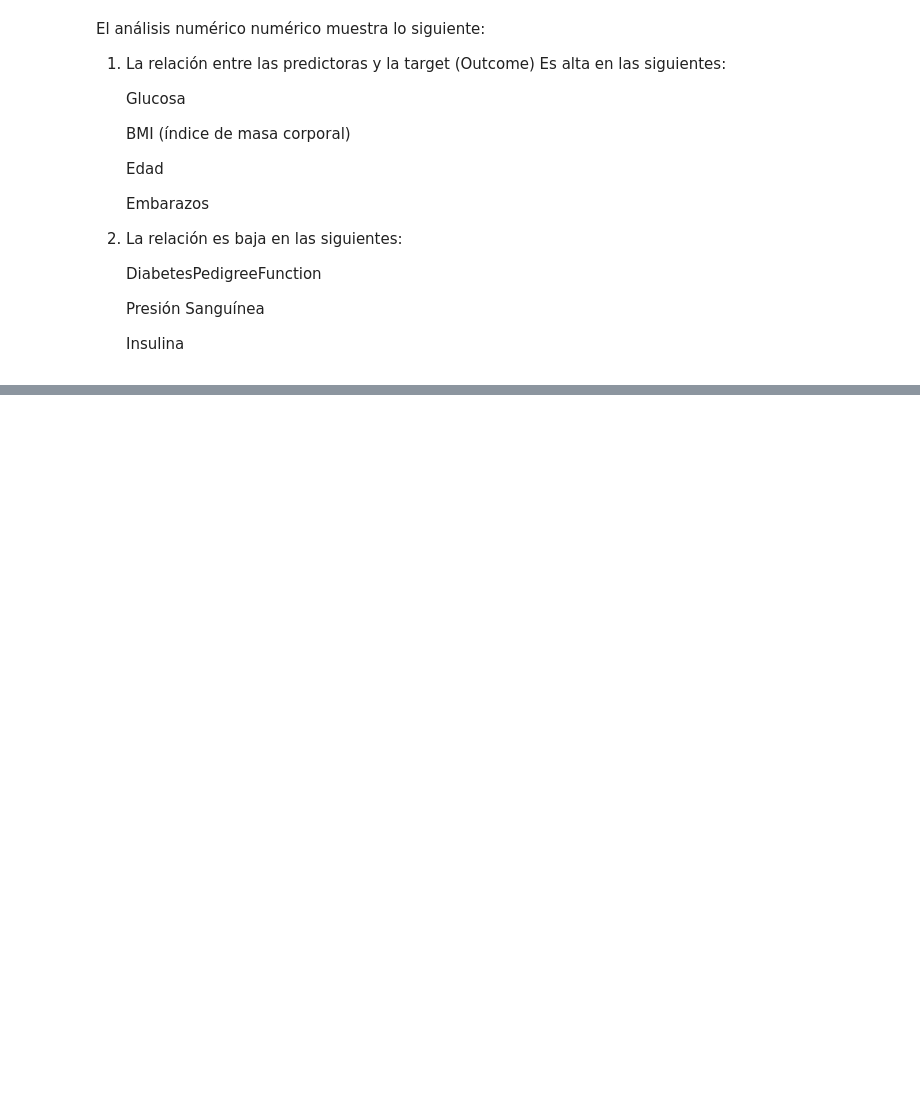
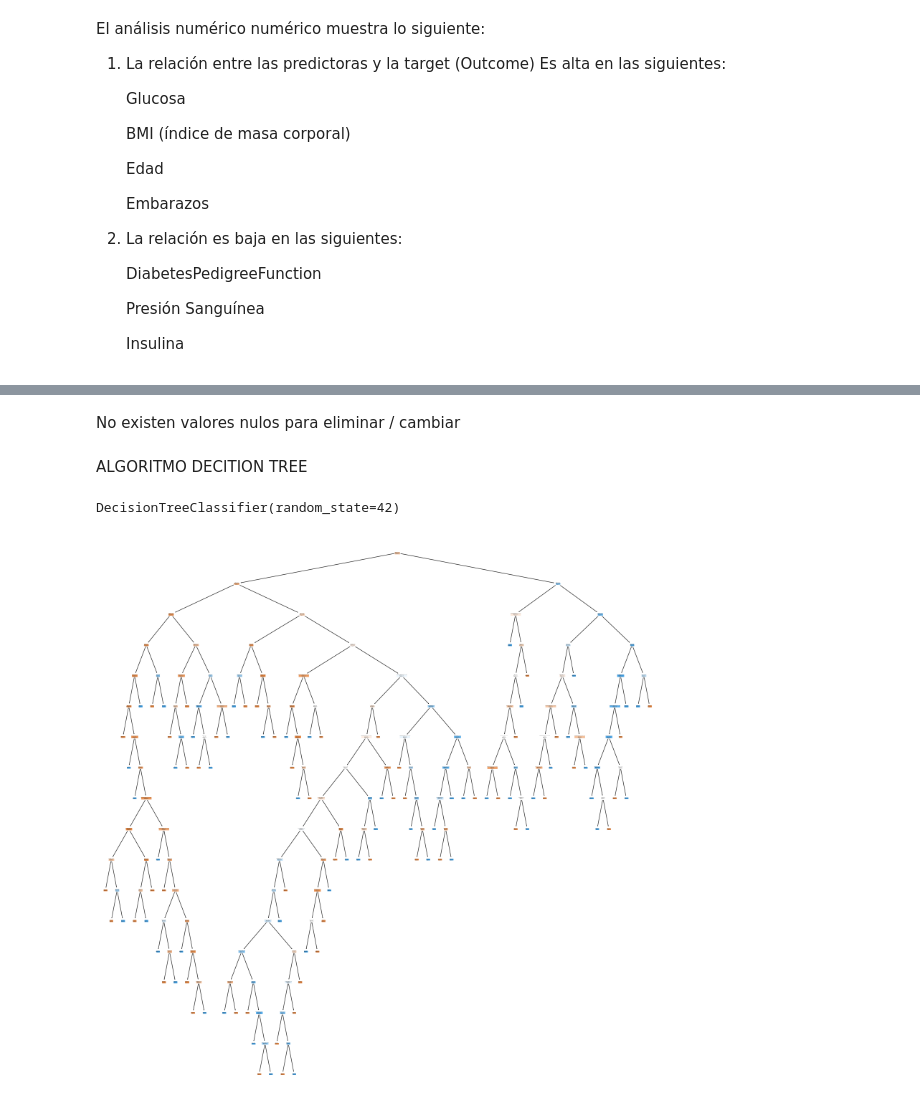
Before and after one commit to FEFO2/decision-tree-project-tutorial, a Jupyter notebook: src/explore.ipynb, the cells around one changed output, grey strips where cells are left out. Cells and saved outputs as stored; diff of their text form; code cells hidden in the pictures; blank space fills up the shorter version.

```diff
--- a/src/explore.ipynb
+++ b/src/explore.ipynb
@@ -162,0 +167,12 @@ El análisis numérico numérico muestra lo siguiente:
+# %%
+from sklearn.model_selection import train_test_split
+
+num_variables = ['Pregnancies', 'Glucose', 'BloodPressure', 'SkinThickness', 'Insulin',
+                'BMI', 'DiabetesPedigreeFunction', 'Age']
+
+# We divide the dataset into training and test samples
+
+X = total_data.drop("Outcome", axis = 1)[num_variables]
+y = total_data["Outcome"]
+
+X_train, X_test, y_train, y_test = train_test_split(X, y, test_size = 0.2, random_state = 42)
@@ -162,0 +207,21 @@ El análisis numérico numérico muestra lo siguiente:
+# %% [markdown]
+No existen valores nulos para eliminar / cambiar
+# %% [markdown]
+ALGORITMO DECITION TREE
+# %%
+from sklearn.tree import DecisionTreeClassifier
+model = DecisionTreeClassifier(random_state = 42)
+model.fit(X_train, y_train)
+# %% [output]
+DecisionTreeClassifier(random_state=42)
+# %%
+import matplotlib.pyplot as plt
+from sklearn import tree
+
+fig = plt.figure(figsize=(20,20))
+
+tree.plot_tree(model, feature_names = list(X_train.columns), class_names = ["0", "1", "2"], filled = True)
+
+plt.show()
+# %% [output]
+[figure, added]
```
Also changed, not shown: parts of 23 cells of this notebook, 12 other files.
